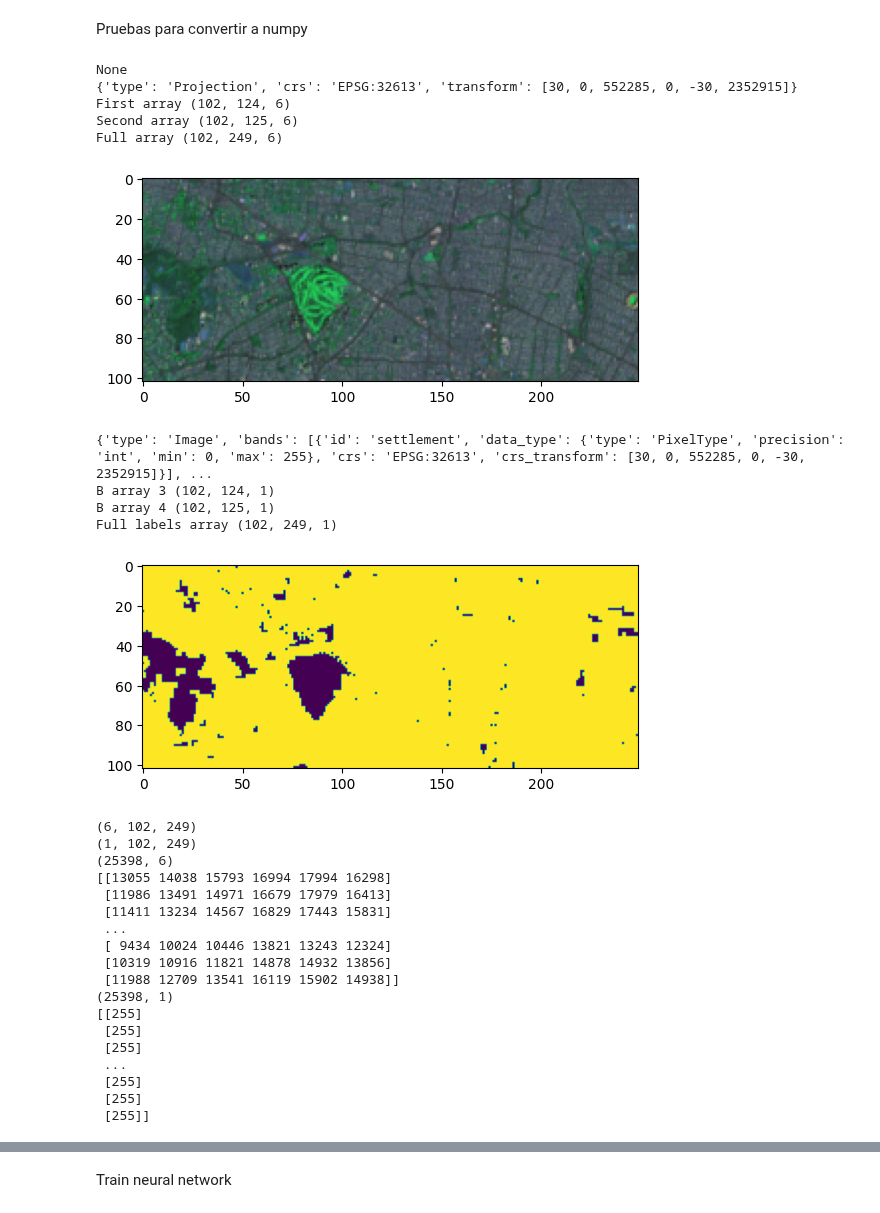
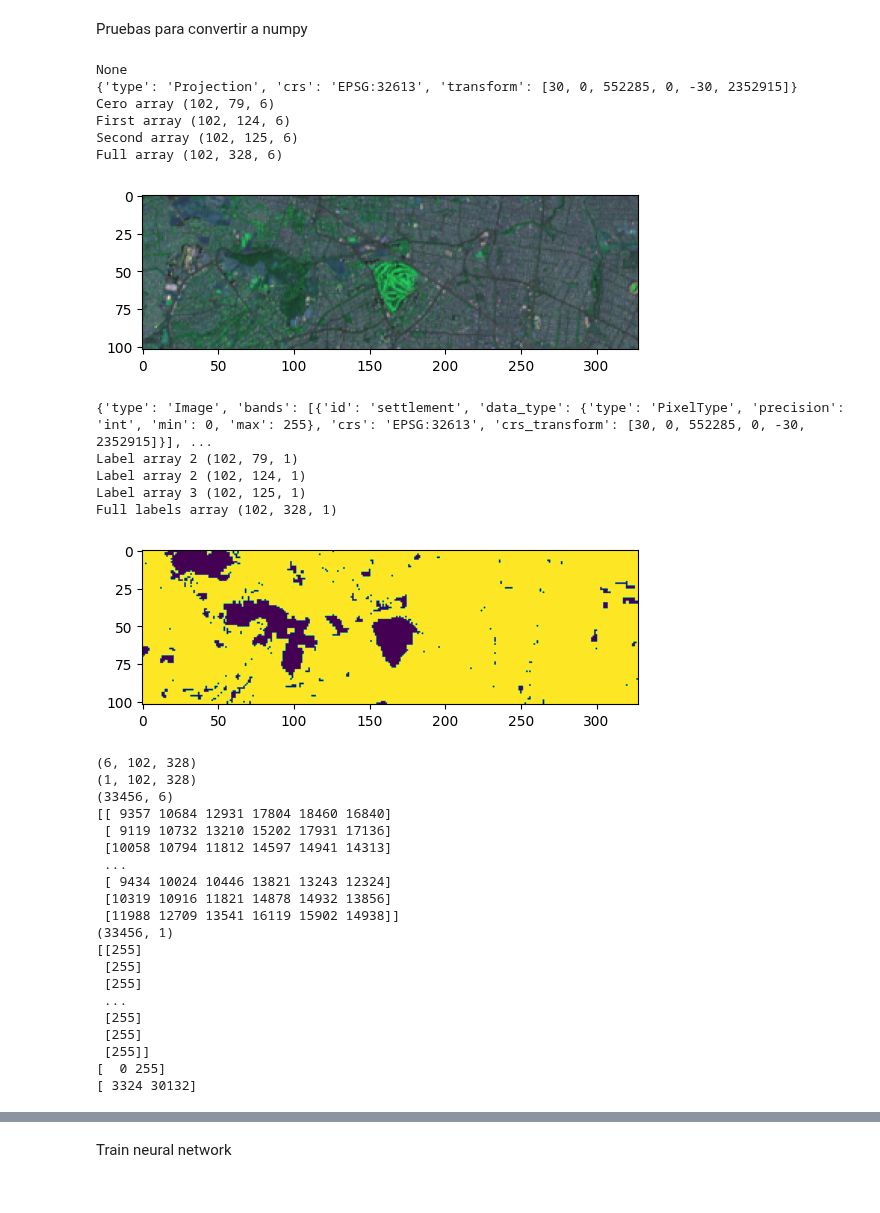
Before and after one commit to vshalisko/GEE, a Jupyter notebook: Colab/Landsat_ANN_test.ipynb, the cells around one changed output, grey strips where cells are left out. Drawn from its saved outputs; the diff is of its cells as text; code cells hidden in the pictures.

```diff
--- a/Colab/Landsat_ANN_test.ipynb
+++ b/Colab/Landsat_ANN_test.ipynb
@@ -116,40 +116,47 @@ print(projection)
 #print(geemap.image_props(image).getInfo())
 
 # definición de un region pequeño para el analisis
+aoi0 = ee.Geometry.Polygon(
+        [[[-103.42046006557397, 20.721686475573005],
+          [-103.42046006557397, 20.694710560279958],
+          [-103.39846006557397, 20.694710560279958],
+          [-103.39846006557397, 20.721686475573005]]], None, False);
 aoi1 = ee.Geometry.Polygon(
         [[[-103.39846006557397, 20.721686475573005],
           [-103.39846006557397, 20.694710560279958],
           [-103.36309782192163, 20.694710560279958],
           [-103.36309782192163, 20.721686475573005]]], None, False);
 aoi2 = ee.Geometry.Polygon(
         [[[-103.36309782192163, 20.721686475573005],
           [-103.36309782192163, 20.694710560279958],
           [-103.32773557826929, 20.694710560279958],
           [-103.32773557826929, 20.721686475573005]]], None, False);
 
-
+array0 = tile_to_numpy(L8_image, aoi0, bands_L8)
+print("Cero array", array0.shape)
 array1 = tile_to_numpy(L8_image, aoi1, bands_L8)
 print("First array", array1.shape)
 array2 = tile_to_numpy(L8_image, aoi2, bands_L8)
 print("Second array", array2.shape)
 
 
-array_full = np.concatenate((array1, array2), 1)
+array_full = np.concatenate((array0, array1, array2), 1)
 print("Full array", array_full.shape)
 
 import matplotlib.pyplot as plt
 
 # Scale the data to [0, 255] to show as an RGB image.
 rgb_img_test = (255*((array_full - 5000)/30000)).astype('uint8')
 plt.imshow(rgb_img_test[:,:,2:5])
 plt.show()
 # %% [output]
 None
 {'type': 'Projection', 'crs': 'EPSG:32613', 'transform': [30, 0, 552285, 0, -30, 2352915]}
+Cero array (102, 79, 6)
 First array (102, 124, 6)
 Second array (102, 125, 6)
-Full array (102, 249, 6)
+Full array (102, 328, 6)
-[figure, old version]
+[figure, new version]
 # %%
 ## Resample
 built_2015_hr_mean = built_2015_hr.reproject(projection.get('crs'), projection.get('transform'))
@@ -165,12 +172,14 @@ Map1.centerObject(punto_interes, 8)
 Map1.addLayer(built_2015_hr_mean, vizBuiltup_HR, 'Builtup 2015 10m', True, 0.5)
 Map1
 
-array3 = tile_to_numpy(built_2015_hr_mean, aoi1, bands_B)
-print("B array 3", array3.shape)
-array4 = tile_to_numpy(built_2015_hr_mean, aoi2, bands_B)
-print("B array 4", array4.shape)
+arrayL1 = tile_to_numpy(built_2015_hr_mean, aoi0, bands_B)
+print("Label array 2", arrayL1.shape)
+arrayL2 = tile_to_numpy(built_2015_hr_mean, aoi1, bands_B)
+print("Label array 2", arrayL2.shape)
+arrayL3 = tile_to_numpy(built_2015_hr_mean, aoi2, bands_B)
+print("Label array 3", arrayL3.shape)
 
-array_labels = np.concatenate((array3, array4), 1)
+array_labels = np.concatenate((arrayL1, arrayL2, arrayL3), 1)
 print("Full labels array", array_labels.shape)
 
 # Scale the data to [0, 255] to show as an RGB image.
@@ -179,10 +188,11 @@ plt.imshow(B_img_test[:,:,0])
 plt.show()
 # %% [output]
 {'type': 'Image', 'bands': [{'id': 'settlement', 'data_type': {'type': 'PixelType', 'precision': 'int', 'min': 0, 'max': 255}, 'crs': 'EPSG:32613', 'crs_transform': [30, 0, 552285, 0, -30, 2352915]}], ...
-B array 3 (102, 124, 1)
-B array 4 (102, 125, 1)
-Full labels array (102, 249, 1)
+Label array 2 (102, 79, 1)
+Label array 2 (102, 124, 1)
+Label array 3 (102, 125, 1)
+Full labels array (102, 328, 1)
-[figure, old version]
+[figure, new version]
 # %%
 array_full_t = np.transpose(array_full, (2, 0, 1))
 array_labels_t = np.transpose(array_labels, (2, 0, 1))
@@ -198,18 +208,22 @@ print(x_features.shape)
 print(x_features)
 print(y_labels.shape)
 print(y_labels)
+
+unique_values, occurrence_count = np.unique(y_labels, return_counts=True)
+print(unique_values)
+print(occurrence_count)
 # %% [output]
-(6, 102, 249)
-(1, 102, 249)
-(25398, 6)
-[[13055 14038 15793 16994 17994 16298]
- [11986 13491 14971 16679 17979 16413]
- [11411 13234 14567 16829 17443 15831]
+(6, 102, 328)
+(1, 102, 328)
+(33456, 6)
+[[ 9357 10684 12931 17804 18460 16840]
+ [ 9119 10732 13210 15202 17931 17136]
+ [10058 10794 11812 14597 14941 14313]
  ...
  [ 9434 10024 10446 13821 13243 12324]
  [10319 10916 11821 14878 14932 13856]
  [11988 12709 13541 16119 15902 14938]]
-(25398, 1)
+(33456, 1)
 [[255]
  [255]
  [255]
@@ -217,5 +231,7 @@ print(y_labels)
  [255]
  [255]
  [255]]
+[  0 255]
+[ 3324 30132]
 # %%
 from sklearn.model_selection import train_test_split
```
Also changed, not shown: parts of 4 cells of this notebook.
